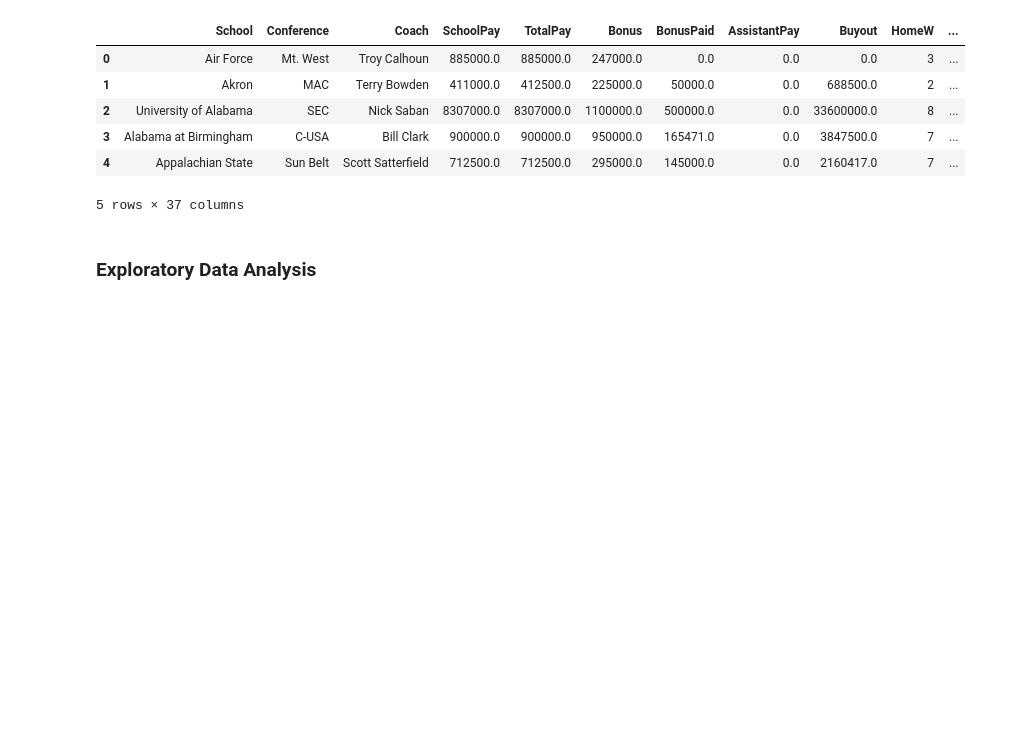
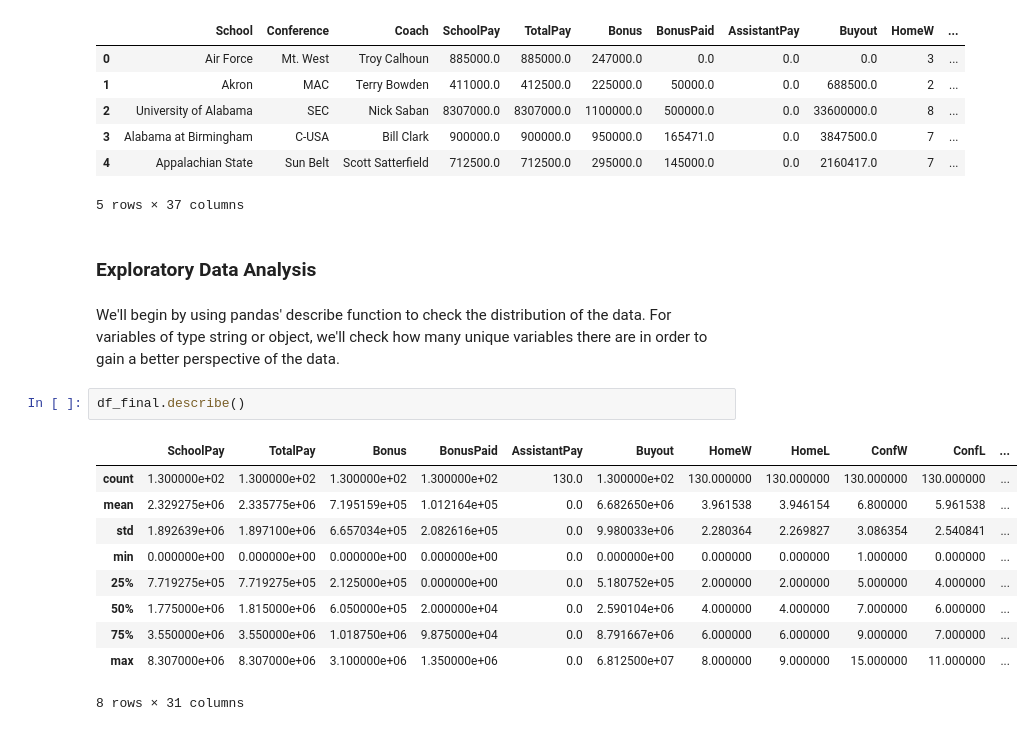
Before and after one commit to MartnAR/IST718, a Jupyter notebook: Labs/Coaches9_2_2/Alonso_Lab1.ipynb, the cells around one changed output. Cells and saved outputs as stored; diff of their text form; blank space fills up the shorter version.

```diff
--- a/Labs/Coaches9_2_2/Alonso_Lab1.ipynb
+++ b/Labs/Coaches9_2_2/Alonso_Lab1.ipynb
@@ -371,3 +371,18 @@ df_final.head()
 5 rows × 37 columns
 # %% [markdown]
 ### Exploratory Data Analysis
+# %% [markdown]
+We'll begin by using pandas' describe function to check the distribution of the data. For variables of type string or object, we'll check how many unique variables there are in order to gain a better perspective of the data.
+# %%
+df_final.describe()
+# %% [output]
+|  | SchoolPay | TotalPay | Bonus | BonusPaid | AssistantPay | Buyout | HomeW | HomeL | ConfW | ConfL | ... |
+| count | 1.300000e+02 | 1.300000e+02 | 1.300000e+02 | 1.300000e+02 | 130.0 | 1.300000e+02 | 130.000000 | 130.000000 | 130.000000 | 130.000000 | ... |
+| mean | 2.329275e+06 | 2.335775e+06 | 7.195159e+05 | 1.012164e+05 | 0.0 | 6.682650e+06 | 3.961538 | 3.946154 | 6.800000 | 5.961538 | ... |
+| std | 1.892639e+06 | 1.897100e+06 | 6.657034e+05 | 2.082616e+05 | 0.0 | 9.980033e+06 | 2.280364 | 2.269827 | 3.086354 | 2.540841 | ... |
+| min | 0.000000e+00 | 0.000000e+00 | 0.000000e+00 | 0.000000e+00 | 0.0 | 0.000000e+00 | 0.000000 | 0.000000 | 1.000000 | 0.000000 | ... |
+| 25% | 7.719275e+05 | 7.719275e+05 | 2.125000e+05 | 0.000000e+00 | 0.0 | 5.180752e+05 | 2.000000 | 2.000000 | 5.000000 | 4.000000 | ... |
+| 50% | 1.775000e+06 | 1.815000e+06 | 6.050000e+05 | 2.000000e+04 | 0.0 | 2.590104e+06 | 4.000000 | 4.000000 | 7.000000 | 6.000000 | ... |
+| 75% | 3.550000e+06 | 3.550000e+06 | 1.018750e+06 | 9.875000e+04 | 0.0 | 8.791667e+06 | 6.000000 | 6.000000 | 9.000000 | 7.000000 | ... |
+| max | 8.307000e+06 | 8.307000e+06 | 3.100000e+06 | 1.350000e+06 | 0.0 | 6.812500e+07 | 8.000000 | 9.000000 | 15.000000 | 11.000000 | ... |
+8 rows × 31 columns
```
Also changed, not shown: parts of 23 cells of this notebook.
